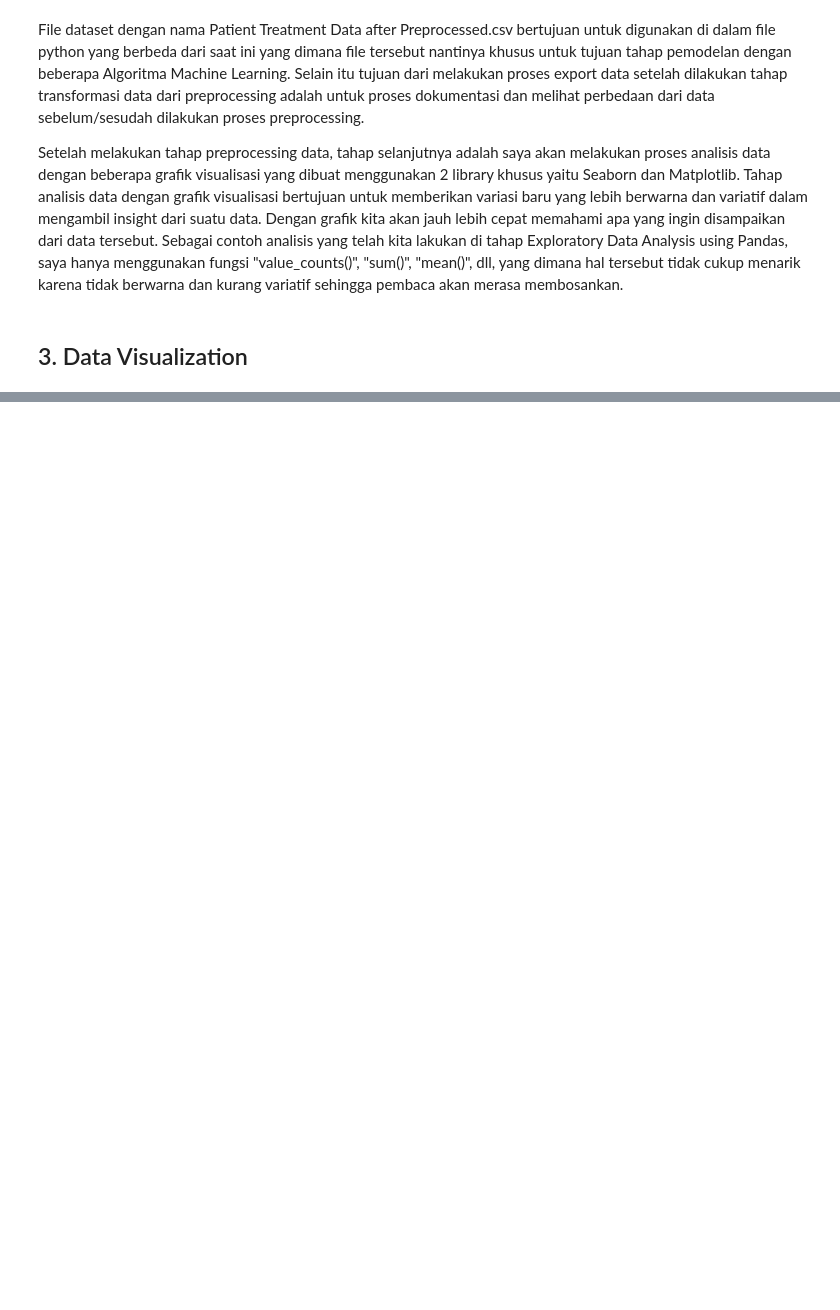
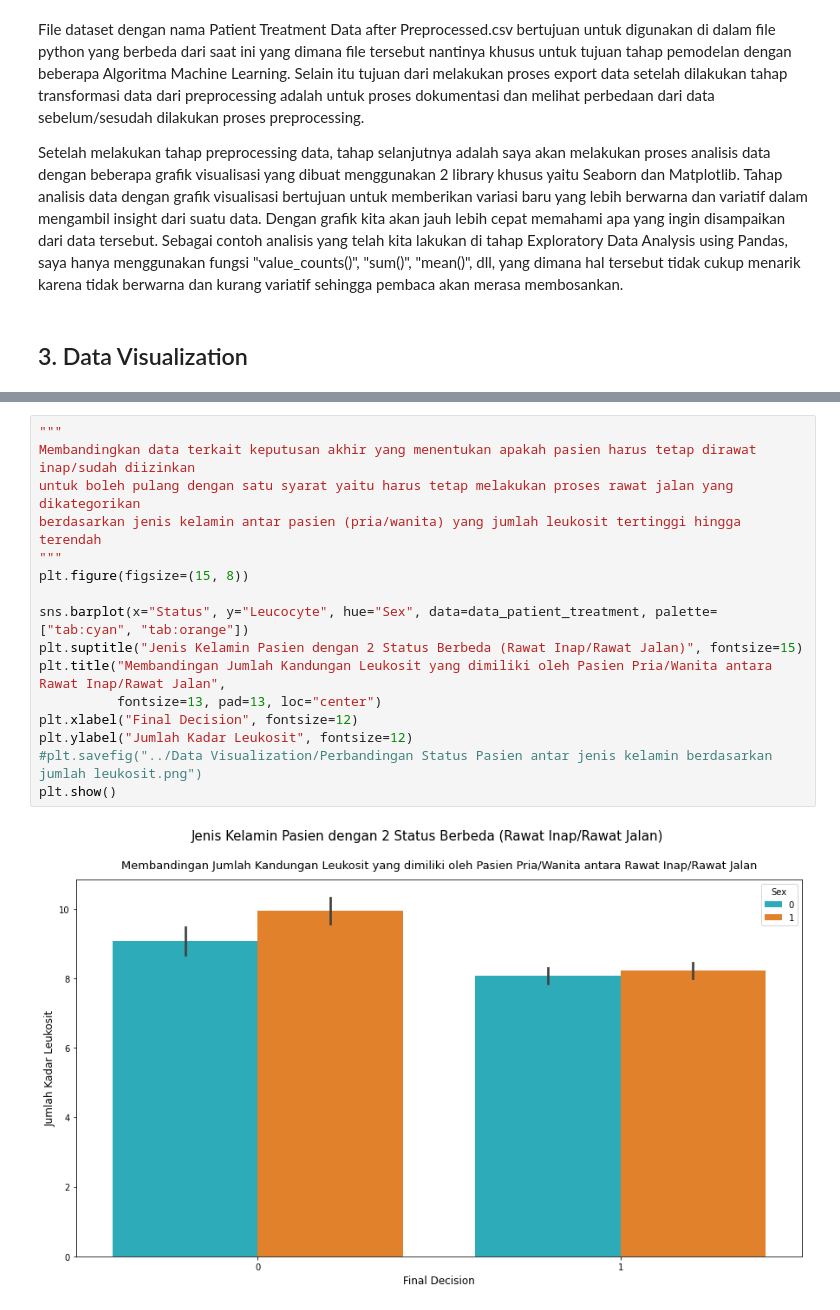
Before and after one commit to pramudianzaheka92/ClassificationwithEnsembleLearningMethod, a Jupyter notebook: Code Script/1. Exploratory Data Analysis with Pandas, Preprocessing & Visualization.ipynb, the cells around one changed output, grey strips where cells are left out. Drawn from its saved outputs; the diff is of its cells as text; blank space fills up the shorter version.

```diff
--- a/Code Script/1. Exploratory Data Analysis with Pandas, Preprocessing & Visualization.ipynb
+++ b/Code Script/1. Exploratory Data Analysis with Pandas, Preprocessing & Visualization.ipynb
@@ -745,0 +751,18 @@ plt.show()
+# %%
+"""
+Membandingkan data terkait keputusan akhir yang menentukan apakah pasien harus tetap dirawat inap/sudah diizinkan
+untuk boleh pulang dengan satu syarat yaitu harus tetap melakukan proses rawat jalan yang dikategorikan
+berdasarkan jenis kelamin antar pasien (pria/wanita) yang jumlah leukosit tertinggi hingga terendah
+"""
+plt.figure(figsize=(15, 8))
+
+sns.barplot(x="Status", y="Leucocyte", hue="Sex", data=data_patient_treatment, palette=["tab:cyan", "tab:orange"])
+plt.suptitle("Jenis Kelamin Pasien dengan 2 Status Berbeda (Rawat Inap/Rawat Jalan)", fontsize=15)
+plt.title("Membandingan Jumlah Kandungan Leukosit yang dimiliki oleh Pasien Pria/Wanita antara Rawat Inap/Rawat Jalan",
+          fontsize=13, pad=13, loc="center")
+plt.xlabel("Final Decision", fontsize=12)
+plt.ylabel("Jumlah Kadar Leukosit", fontsize=12)
+#plt.savefig("../Data Visualization/Perbandingan Status Pasien antar jenis kelamin berdasarkan jumlah leukosit.png")
+plt.show()
+# %% [output]
+[figure, added]
```
Also changed, not shown: parts of 10 cells of this notebook, 5 other files.
